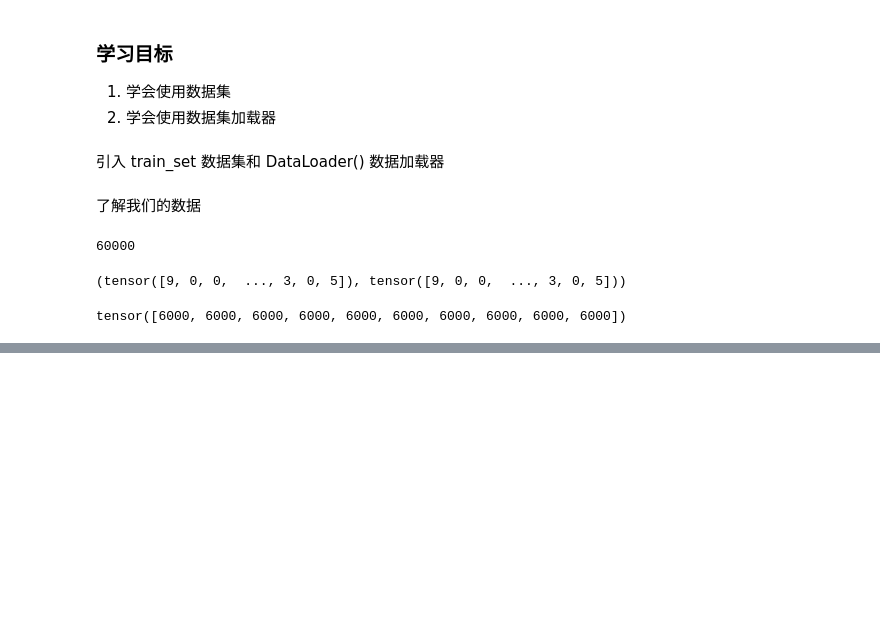
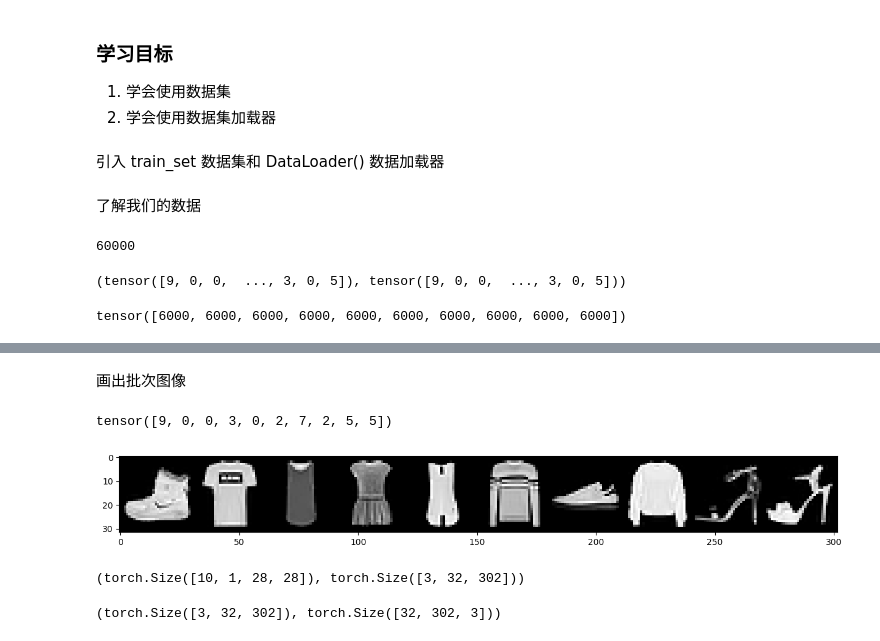
Before and after one commit to noviceswing/deeplizard-pytorch, a Jupyter notebook: 10-19/16.ipynb, the cells around one changed output, grey strips where cells are left out. Cells and saved outputs as stored; diff of their text form; code cells hidden in the pictures; blank space fills up the shorter version.

```diff
--- a/10-19/16.ipynb
+++ b/10-19/16.ipynb
@@ -49,0 +92,2 @@ tensor([6000, 6000, 6000, 6000, 6000, 6000, 6000, 6000, 6000, 6000])
+# %%
+batch = next(iter(train_loader))
@@ -49,0 +102,2 @@ tensor([6000, 6000, 6000, 6000, 6000, 6000, 6000, 6000, 6000, 6000])
+# %%
+images, labels = batch
@@ -49,0 +108,29 @@ tensor([6000, 6000, 6000, 6000, 6000, 6000, 6000, 6000, 6000, 6000])
+# %% [markdown]
+画出批次图像
+# %%
+grid = torchvision.utils.make_grid(images, nrow=10)
+# grid 翻译 网格，这里使用torchvision.utils.make_grid
+# 传入第一批次的图片，nrow 参数是一行展示多少张图像
+
+plt.figure(figsize=(15, 15))
+# figure 翻译 画布，创建一个新的画布
+# figsize=()是画布的尺寸
+
+plt.imshow(np.transpose(grid, (1, 2, 0)), cmap='gray')
+# transpose 翻译 转置 即更换 grid 的维度顺序，下面详解
+
+print(labels)
+# %% [output]
+tensor([9, 0, 0, 3, 0, 2, 7, 2, 5, 5])
+[figure, added]
+# %%
+images.shape ,grid.shape
+# 这里可能会有疑问，为什么 images 是 1 通道颜色(grayscale)，
+# 经过 torchvision.utils.make_grid后变成了 3 通道颜色(RGB)
+# 因为 make_grid 方法会复制 3 次以创建 3 通道颜色(RGB)
+# %% [output]
+(torch.Size([10, 1, 28, 28]), torch.Size([3, 32, 302]))
+# %%
+grid.shape, np.transpose(grid, (1, 2, 0)).shape
+# %% [output]
+(torch.Size([3, 32, 302]), torch.Size([32, 302, 3]))
```
Also changed, not shown: parts of 10 cells of this notebook.
